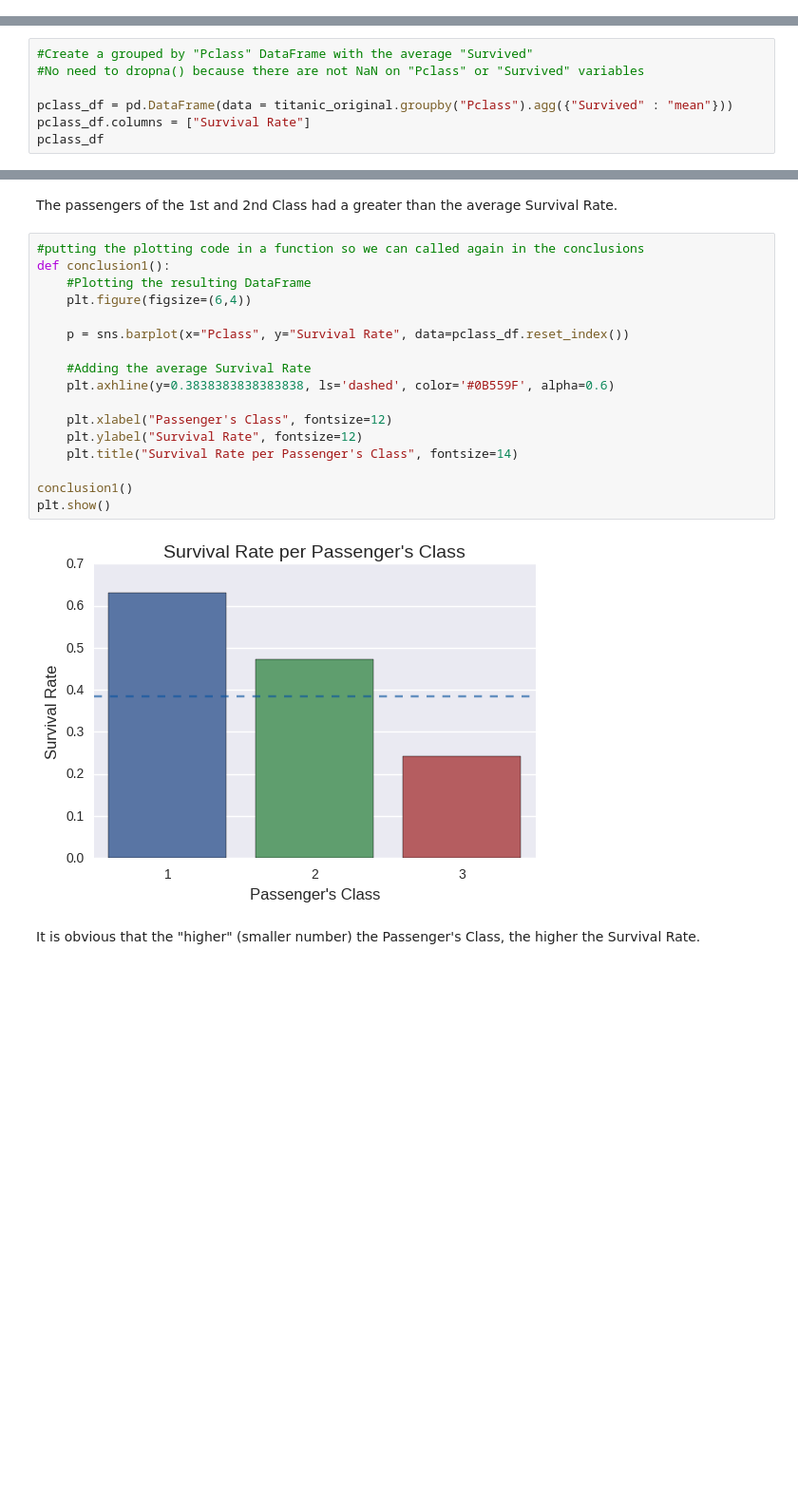
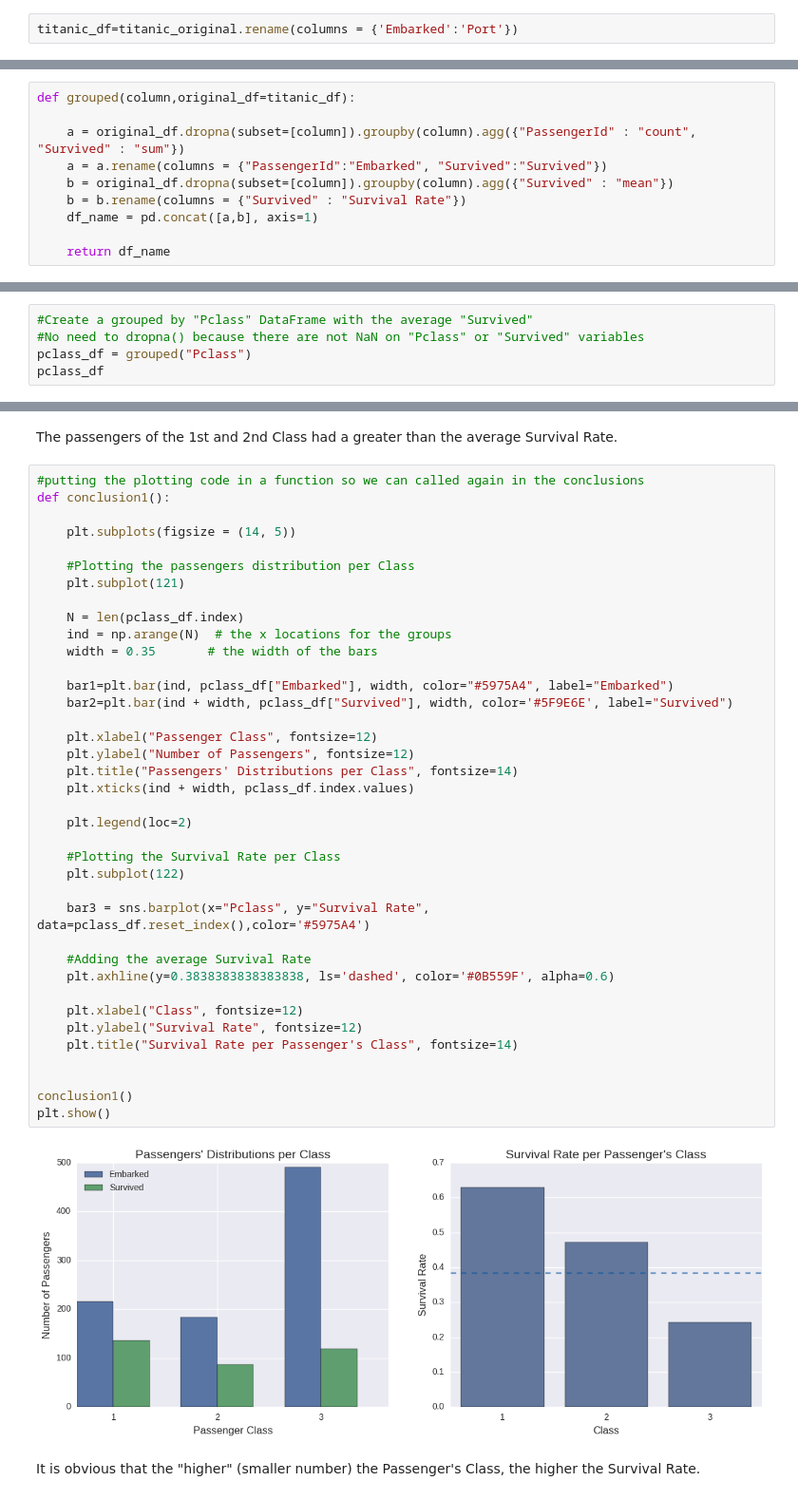
Before and after one commit to YannisPap/Investigating-a-Dataset, a Jupyter notebook: P2 - Investigate a Dataset.ipynb, the cells around one changed output, grey strips where cells are left out. Shown at 95% size. Saved outputs shown, nothing was run; the diff lists cells and outputs as text; blank space fills up the shorter version.

```diff
--- a/P2 - Investigate a Dataset.ipynb
+++ b/P2 - Investigate a Dataset.ipynb
@@ -80,0 +82,2 @@ titanic_original.head()
+# %%
+titanic_df=titanic_original.rename(columns = {'Embarked':'Port'})
@@ -421,3 +430,13 @@ titanic_original["Survived"].mean()
+# %%
+def grouped(column,original_df=titanic_df):
+
+    a = original_df.dropna(subset=[column]).groupby(column).agg({"PassengerId" : "count", "Survived" : "sum"})
+    a = a.rename(columns = {"PassengerId":"Embarked", "Survived":"Survived"})
+    b = original_df.dropna(subset=[column]).groupby(column).agg({"Survived" : "mean"})
+    b = b.rename(columns = {"Survived" : "Survival Rate"})
+    df_name = pd.concat([a,b], axis=1)
+
+    return df_name
 # %% [markdown]
 ## Survival Rate per Passenger's Class
 # %% [markdown]
@@ -425,8 +444,6 @@ By calculating the average value of the *Survived* variable for each Class, we a
 # %%
 #Create a grouped by "Pclass" DataFrame with the average "Survived"
 #No need to dropna() because there are not NaN on "Pclass" or "Survived" variables
-
-pclass_df = pd.DataFrame(data = titanic_original.groupby("Pclass").agg({"Survived" : "mean"}))
-pclass_df.columns = ["Survival Rate"]
+pclass_df = grouped("Pclass")
 pclass_df
 # %% [output]
@@ -440,22 +457,43 @@ The passengers of the 1st and 2nd Class had a greater than the average Survival
 # %%
 #putting the plotting code in a function so we can called again in the conclusions
 def conclusion1():
-    #Plotting the resulting DataFrame
-    plt.figure(figsize=(6,4))
 
-    p = sns.barplot(x="Pclass", y="Survival Rate", data=pclass_df.reset_index())
+    plt.subplots(figsize = (14, 5))
+
+    #Plotting the passengers distribution per Class
+    plt.subplot(121)
+
+    N = len(pclass_df.index)
+    ind = np.arange(N)  # the x locations for the groups
+    width = 0.35       # the width of the bars
+
+    bar1=plt.bar(ind, pclass_df["Embarked"], width, color="#5975A4", label="Embarked")
+    bar2=plt.bar(ind + width, pclass_df["Survived"], width, color='#5F9E6E', label="Survived")
+
+    plt.xlabel("Passenger Class", fontsize=12)
+    plt.ylabel("Number of Passengers", fontsize=12)
+    plt.title("Passengers' Distributions per Class", fontsize=14)
+    plt.xticks(ind + width, pclass_df.index.values)
+
+    plt.legend(loc=2)
+
+    #Plotting the Survival Rate per Class
+    plt.subplot(122)
+
+    bar3 = sns.barplot(x="Pclass", y="Survival Rate", data=pclass_df.reset_index(),color='#5975A4')
 
     #Adding the average Survival Rate
     plt.axhline(y=0.3838383838383838, ls='dashed', color='#0B559F', alpha=0.6)
 
-    plt.xlabel("Passenger's Class", fontsize=12)
+    plt.xlabel("Class", fontsize=12)
     plt.ylabel("Survival Rate", fontsize=12)
     plt.title("Survival Rate per Passenger's Class", fontsize=14)
 
+
 conclusion1()
 plt.show()
 # %% [output]
-[figure, old version]
+[figure, new version]
 # %% [markdown]
 It is obvious that the "higher" (smaller number) the Passenger's Class, the higher the Survival Rate.
 # %% [markdown]
```
Also changed, not shown: parts of 50 cells of this notebook, 1 other file.
